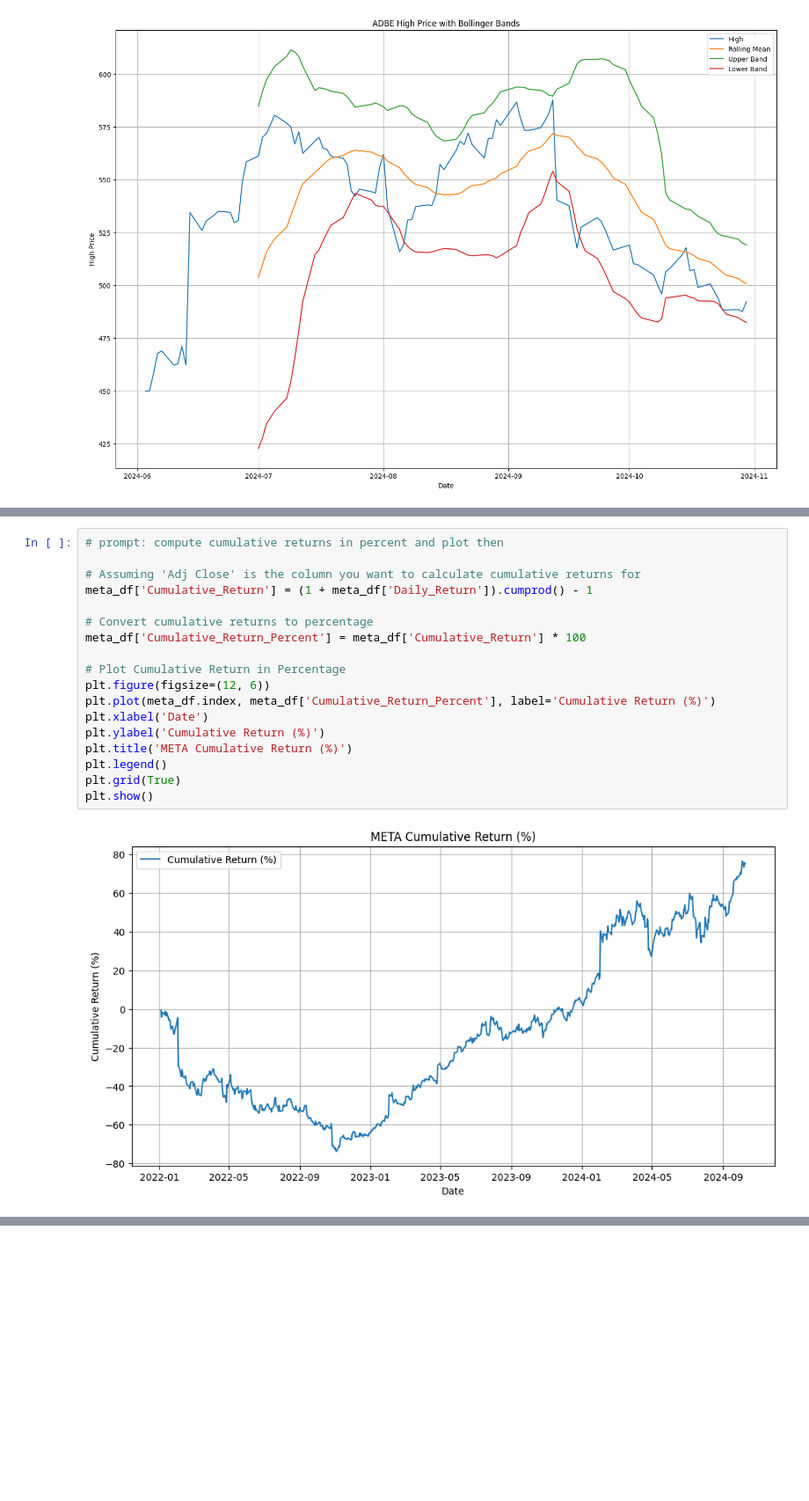
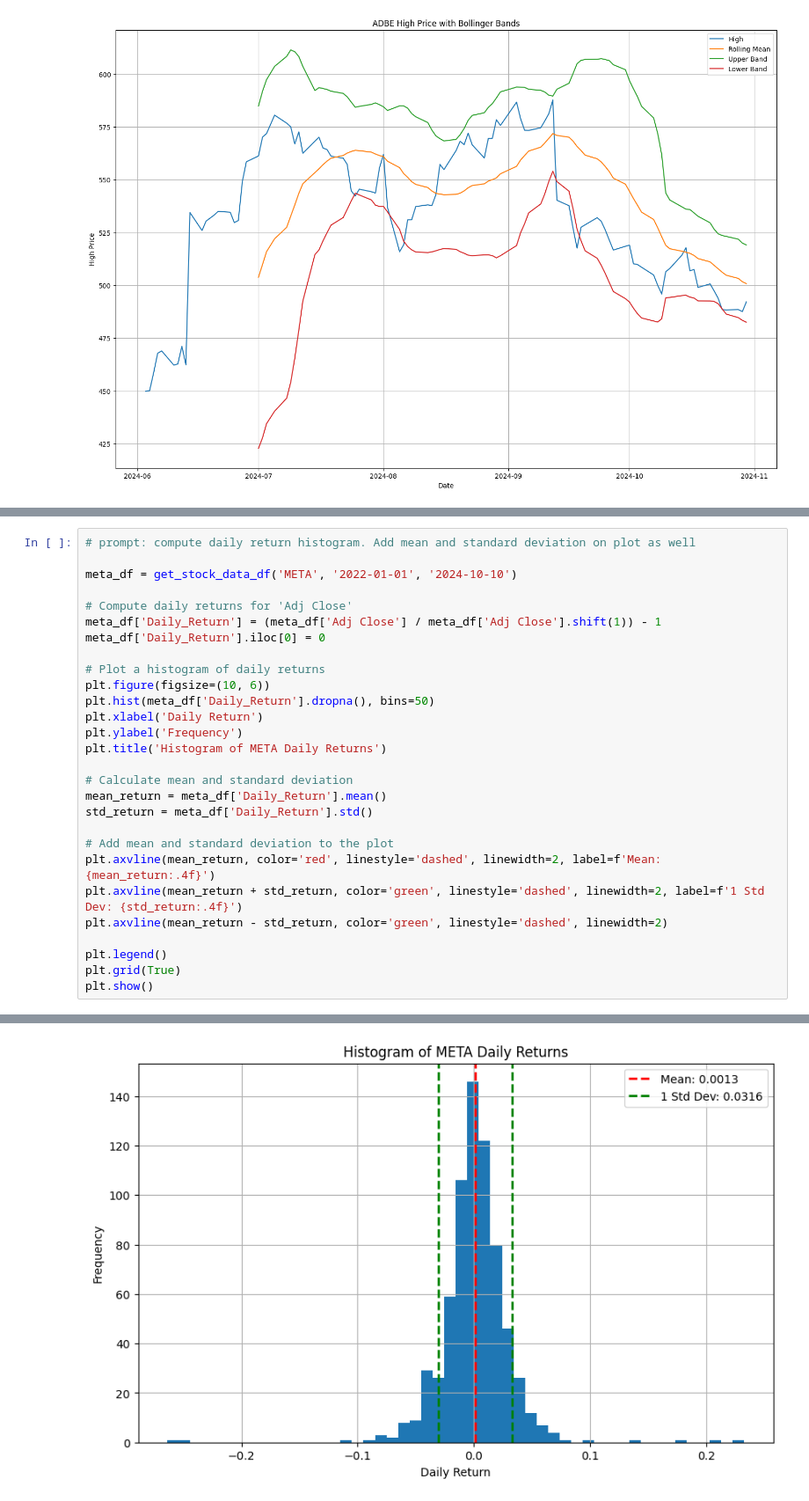
Before and after one commit to aaditya-007/Notebooks, a Jupyter notebook: stocks.ipynb, the cells around one changed output, grey strips where cells are left out. Shown at 88% size. Saved outputs shown, nothing was run; the diff lists cells and outputs as text; blank space fills up the shorter version.

```diff
--- a/stocks.ipynb
+++ b/stocks.ipynb
@@ -144,21 +161,30 @@ plt.show()
 [figure]
-# %%
-# prompt: compute cumulative returns in percent and plot then
-
-# Assuming 'Adj Close' is the column you want to calculate cumulative returns for
-meta_df['Cumulative_Return'] = (1 + meta_df['Daily_Return']).cumprod() - 1
-
-# Convert cumulative returns to percentage
-meta_df['Cumulative_Return_Percent'] = meta_df['Cumulative_Return'] * 100
-
-# Plot Cumulative Return in Percentage
-plt.figure(figsize=(12, 6))
-plt.plot(meta_df.index, meta_df['Cumulative_Return_Percent'], label='Cumulative Return (%)')
-plt.xlabel('Date')
-plt.ylabel('Cumulative Return (%)')
-plt.title('META Cumulative Return (%)')
-plt.legend()
-plt.grid(True)
-plt.show()
-# %% [output]
-[figure, removed]
+# %%
+# prompt: compute daily return histogram. Add mean and standard deviation on plot as well
+
+meta_df = get_stock_data_df('META', '2022-01-01', '2024-10-10')
+
+# Compute daily returns for 'Adj Close'
+meta_df['Daily_Return'] = (meta_df['Adj Close'] / meta_df['Adj Close'].shift(1)) - 1
+meta_df['Daily_Return'].iloc[0] = 0
+
+# Plot a histogram of daily returns
+plt.figure(figsize=(10, 6))
+plt.hist(meta_df['Daily_Return'].dropna(), bins=50)
+plt.xlabel('Daily Return')
+plt.ylabel('Frequency')
+plt.title('Histogram of META Daily Returns')
+
+# Calculate mean and standard deviation
+mean_return = meta_df['Daily_Return'].mean()
+std_return = meta_df['Daily_Return'].std()
+
+# Add mean and standard deviation to the plot
+plt.axvline(mean_return, color='red', linestyle='dashed', linewidth=2, label=f'Mean: {mean_return:.4f}')
+plt.axvline(mean_return + std_return, color='green', linestyle='dashed', linewidth=2, label=f'1 Std Dev: {std_return:.4f}')
+plt.axvline(mean_return - std_return, color='green', linestyle='dashed', linewidth=2)
+
+plt.legend()
+plt.grid(True)
+plt.show()
+# %% [output]
@@ -164,0 +206 @@ plt.show()
+[figure, added]
```
Also changed, not shown: parts of 3 cells of this notebook.
